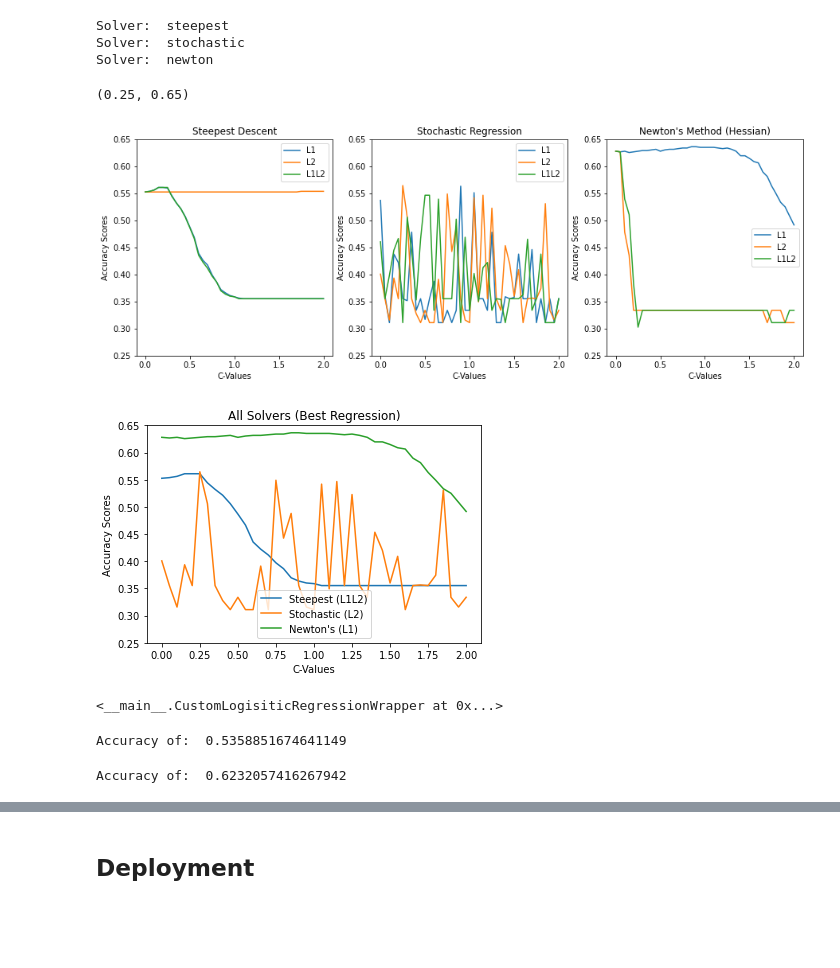
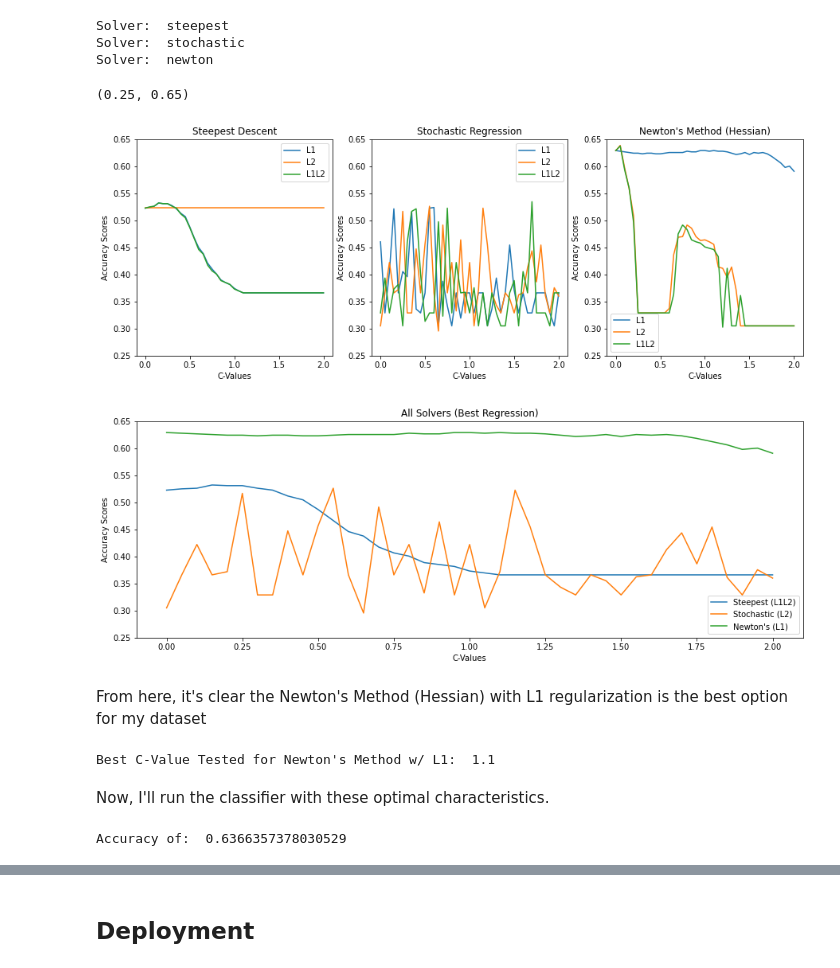
Before and after one commit to tommygreim/ML2021, a Jupyter notebook: Labs/Lab Three - Extending Logistic Regression.ipynb, the cells around one changed output, grey strips where cells are left out. Cells and saved outputs as stored; diff of their text form; code cells hidden in the pictures; blank space fills up the shorter version.

```diff
--- a/Labs/Lab Three - Extending Logistic Regression.ipynb
+++ b/Labs/Lab Three - Extending Logistic Regression.ipynb
@@ -517,61 +518,54 @@ plt.ylabel("Accuracy Scores")
 plt.ylim(0.25, 0.65)
 plt.subplot(1,3,2)
 stochL1 = plt.plot( Cs, results[1][:,0], label="L1")
 stochL2 = plt.plot(Cs, results[1][:,1], label ='L2')
 stochL1L2 = plt.plot(Cs, results[1][:,2], label='L1L2')
 plt.legend()
 plt.title("Stochastic Regression")
 plt.xlabel("C-Values")
 plt.ylabel("Accuracy Scores")
 plt.ylim(0.25, 0.65)
 plt.subplot(1,3,3)
 newtonL1 = plt.plot( Cs, results[2][:,0], label="L1")
 newtonL2 = plt.plot(Cs, results[2][:,1], label ='L2')
 newtonL1L2 = plt.plot(Cs, results[2][:,2], label='L1L2')
 plt.legend()
 plt.title("Newton's Method (Hessian)")
 plt.xlabel("C-Values")
 plt.ylabel("Accuracy Scores")
 plt.ylim(0.25, 0.65)
 
-plt.figure()
+plt.figure(figsize=(15,5))
 steepBest1 = plt.plot( Cs, results[0][:,2], label="Steepest (L1L2)")
 stochBest = plt.plot(Cs, results[1][:,1], label ='Stochastic (L2)')
 newtonBest = plt.plot(Cs, results[2][:,0], label='Newton\'s (L1)')
 plt.legend()
 plt.title("All Solvers (Best Regression)")
 plt.xlabel("C-Values")
 plt.ylabel("Accuracy Scores")
 plt.ylim(0.25, 0.65)
 # %% [output]
 (0.25, 0.65)
-[figure, old version]
+[figure, new version]
-[figure, old version]
+[figure, new version]
+# %% [markdown]
+From here, it's clear the Newton's Method (Hessian) with L1 regularization is the best option for my dataset
+# %%
+a = results[2][:,0]
+ind = np.argpartition(a, -1)[-1:]
+#ind
+bestC = float(Cs[ind])
+print("Best C-Value Tested for Newton's Method w/ L1: ", bestC)
+# %% [output]
+Best C-Value Tested for Newton's Method w/ L1:  1.1
+# %% [markdown]
+Now, I'll run the classifier with these optimal characteristics.
 # %%
 np.seterr(divide = 'ignore')
-lr = CustomLogisiticRegressionWrapper(eta=0.1,iterations=100,solver='steepest', cost=0, reg='L2')
+lr = CustomLogisiticRegressionWrapper(eta=0.01,iterations=5,solver='newton', cost=bestC, reg='L1')
 lr.fit(X_train,y_train)
-lr
+
+yhat = lr.predict(X_test)
+print('Accuracy of: ',accuracy_score(y_test,yhat))
 # %% [output]
-<__main__.CustomLogisiticRegressionWrapper at 0x...>
+Accuracy of:  0.6366357378030529
-# %%
-from sklearn.metrics import accuracy_score
-
-yhat = lr.predict(X_test)
-print('Accuracy of: ',accuracy_score(y_test,yhat))
-#yhat
-# %% [output]
-Accuracy of:  0.5358851674641149
-# %%
-from sklearn.linear_model import LogisticRegression as SKLogisticRegression
-# from sklearn.datasets import load_iris
-# ds = load_iris()
-# X = ds.data
-# y = ds.target
-lr_sk = SKLogisticRegression(solver='liblinear', max_iter=5000) # all params default
-
-lr_sk.fit(X_train,y_train)
-yhat = lr_sk.predict(X_test)
-print('Accuracy of: ',accuracy_score(y_test,yhat))
-# %% [output]
-Accuracy of:  0.6232057416267942
```
Also changed, not shown: parts of 11 cells of this notebook.
